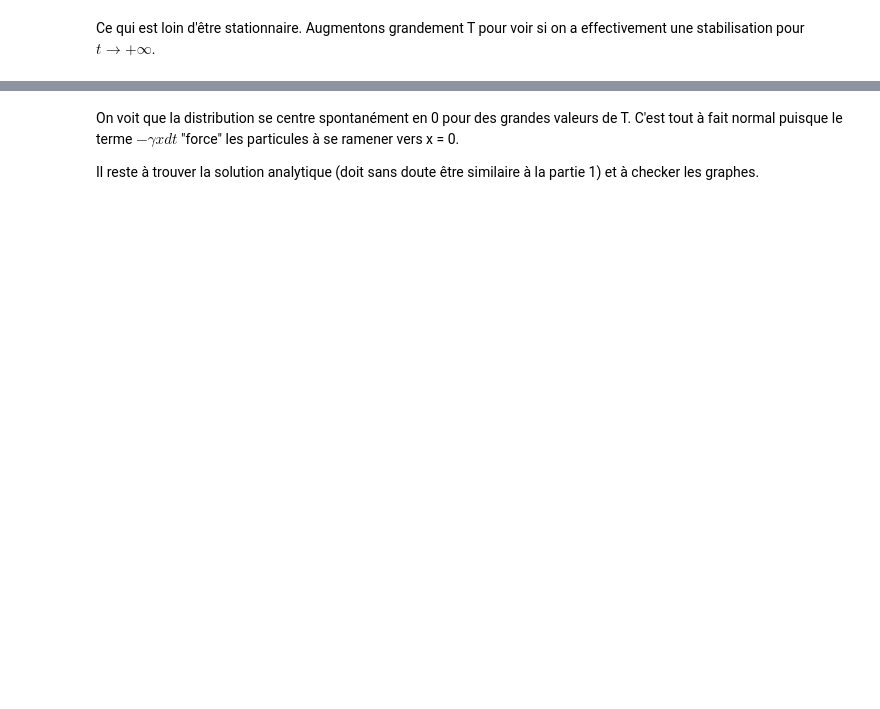
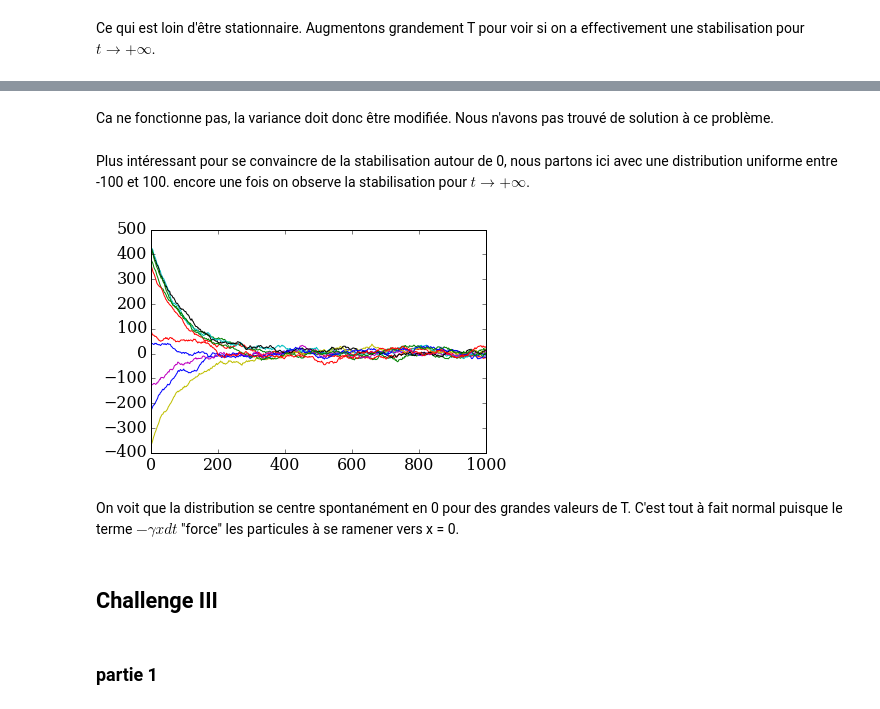
Before and after one commit to Regaban/numerical-mooc, a Jupyter notebook: working/Module 6 - THE LAST ONE.ipynb, the cells around one changed output, grey strips where cells are left out. Cells and saved outputs as stored; diff of their text form; code cells hidden in the pictures; blank space fills up the shorter version.

```diff
--- a/working/Module 6 - THE LAST ONE.ipynb
+++ b/working/Module 6 - THE LAST ONE.ipynb
@@ -430,4 +447,37 @@ for i in range(10):
+# %% [markdown]
+Ca ne fonctionne pas, la variance doit donc être modifiée. Nous n'avons pas trouvé de solution à ce problème.
+# %% [markdown]
+Plus intéressant pour se convaincre de la stabilisation autour de 0, nous partons ici avec une distribution uniforme entre -100 et 100. encore une fois on observe la stabilisation pour $t \rightarrow +\infty$.
+# %%
+h_1 = numpy.random.random_sample(npart)
+
+
+x00 = (h_1-0.5)*1000 # -0,5 afin d'être centré en 0
+
+gamma = 0.01
+
+T = 1000
+nt = 500
+dt = T/nt
+
+t = numpy.arange(0,T+dt,dt)
+x = numpy.empty([nt+1,npart])
+
+x[0]=x00
+
+for i in range(nt):
+
+    w_3 = numpy.random.random_sample(npart)
+    w_4 = numpy.random.random_sample(npart)
+    x[i+1]=x[i]-gamma*x[i]*dt+numpy.sqrt(2*alpha*dt)*gauss_generator(w_3,w_4)
+
+for i in range(10):
+    pyplot.plot(t,x[:,i])
+# %% [output]
+[figure, added]
 # %% [markdown]
 On voit que la distribution se centre spontanément en 0 pour des grandes valeurs de T. C'est tout à fait normal puisque le terme $-\gamma xdt$ "force" les particules à se ramener vers x = 0.
-
-Il reste à trouver la solution analytique (doit sans doute être similaire à la partie 1) et à checker les graphes.
+# %% [markdown]
+## Challenge III
+# %% [markdown]
+### partie 1
```
Also changed, not shown: parts of 46 cells of this notebook.
